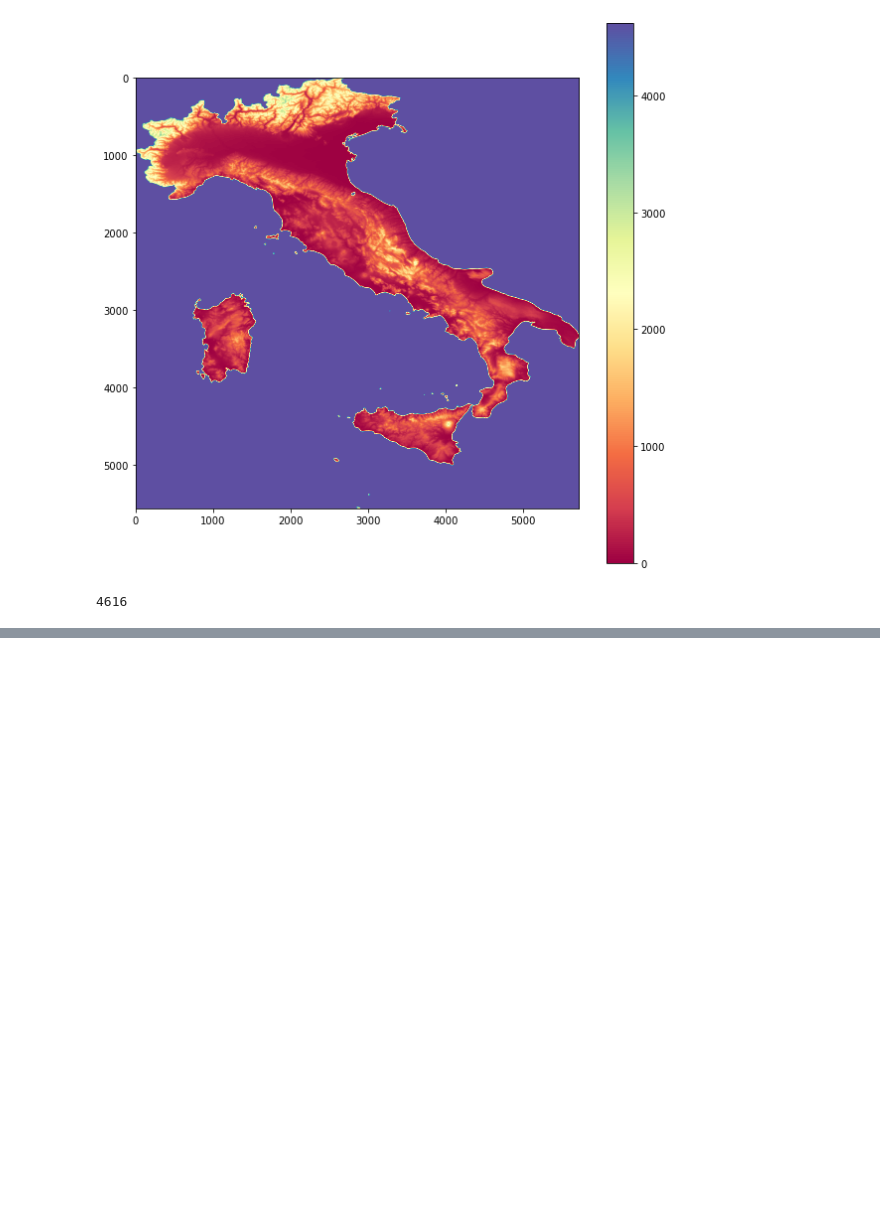
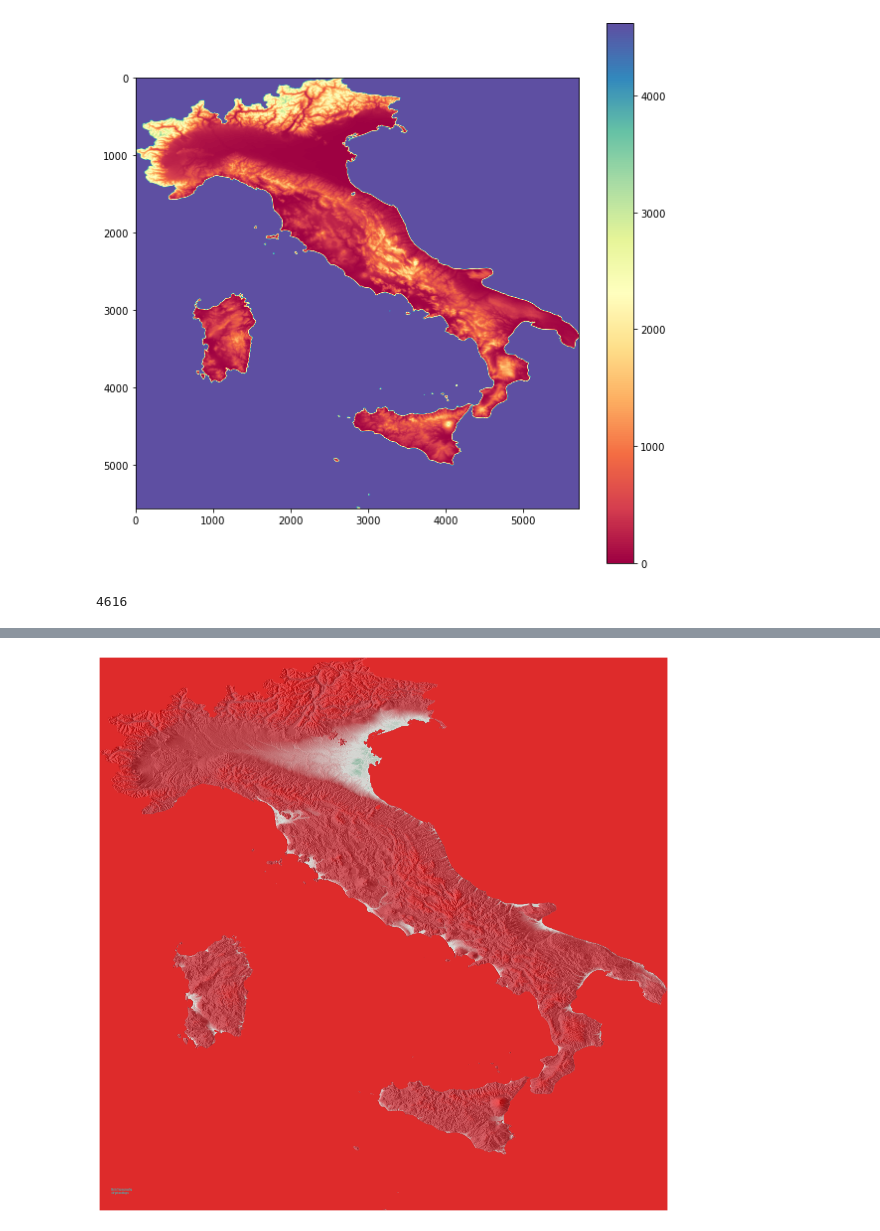
Before and after one commit to kebuhcah/experiments, a Jupyter notebook: rasterio/geoenv_italy_map.ipynb, the cells around one changed output, grey strips where cells are left out. Cells and saved outputs as stored; diff of their text form; code cells hidden in the pictures; blank space fills up the shorter version.

```diff
--- a/rasterio/geoenv_italy_map.ipynb
+++ b/rasterio/geoenv_italy_map.ipynb
@@ -100,0 +111,19 @@ plt.show()
+# %%
+fig, ax = plt.subplots()
+fig.set_size_inches(20, 20)
+i = plt.imshow(italy_topography[0], cmap=italy_colormap, norm=colors.LogNorm())
+ax.imshow(hillshade, cmap="Greys", alpha=0.3)
+ax.axis('off')
+
+#logo = plt.imread('../../globe.png')
+newax = fig.add_axes([0.79, 0.78, 0.08, 0.08], anchor='NE')
+#newax.imshow(logo)
+newax.axis('off')
+txt = ax.text(0.02, 0.03, "Italy Topography \n@PythonMaps",
+              size=6,
+              color='grey',
+              transform = ax.transAxes,
+              fontfamily='fantasy')
+plt.show()
+# %% [output]
+[figure, added]
```
Also changed, not shown: parts of 5 cells of this notebook.
